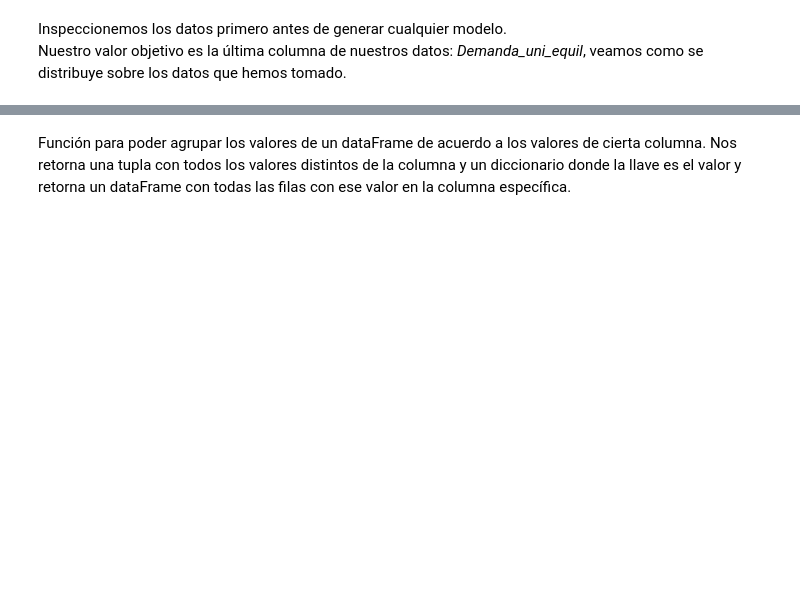
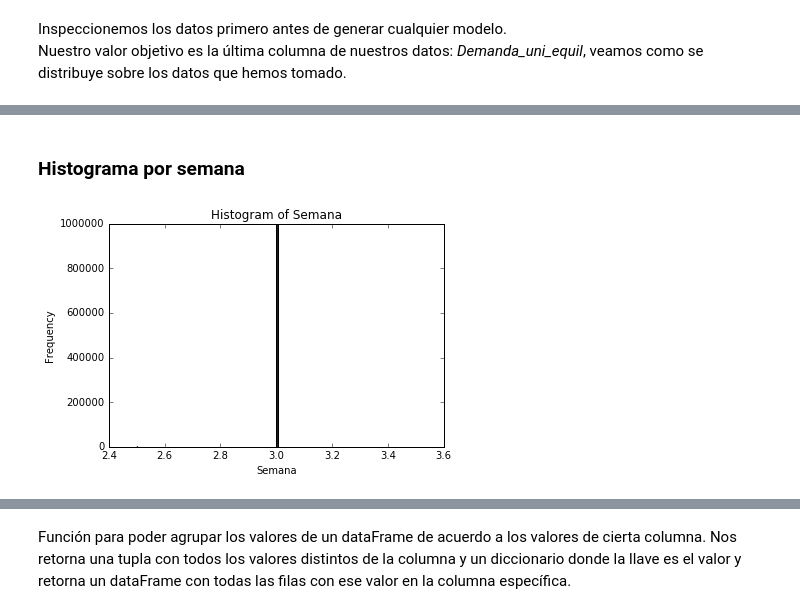
Before and after one commit to SetaSouto/BimboInvDemand, a Jupyter notebook: GrupoBimbo.ipynb, the cells around one changed output, grey strips where cells are left out. Saved outputs shown, nothing was run; the diff lists cells and outputs as text; code cells hidden in the pictures; blank space fills up the shorter version.

```diff
--- a/GrupoBimbo.ipynb
+++ b/GrupoBimbo.ipynb
@@ -91,0 +92,7 @@ toHist(demanda_uni_equil, 20, 'Histogram of Demanda_uni_equil', 'Value', 'Freque
+# %% [markdown]
+### Histograma por semana
+# %%
+semana = dataset['Semana']
+toHist(semana, 10, 'Histogram of Semana', 'Semana')
+# %% [output]
+[figure, added]
```
Also changed, not shown: parts of 18 cells of this notebook.
